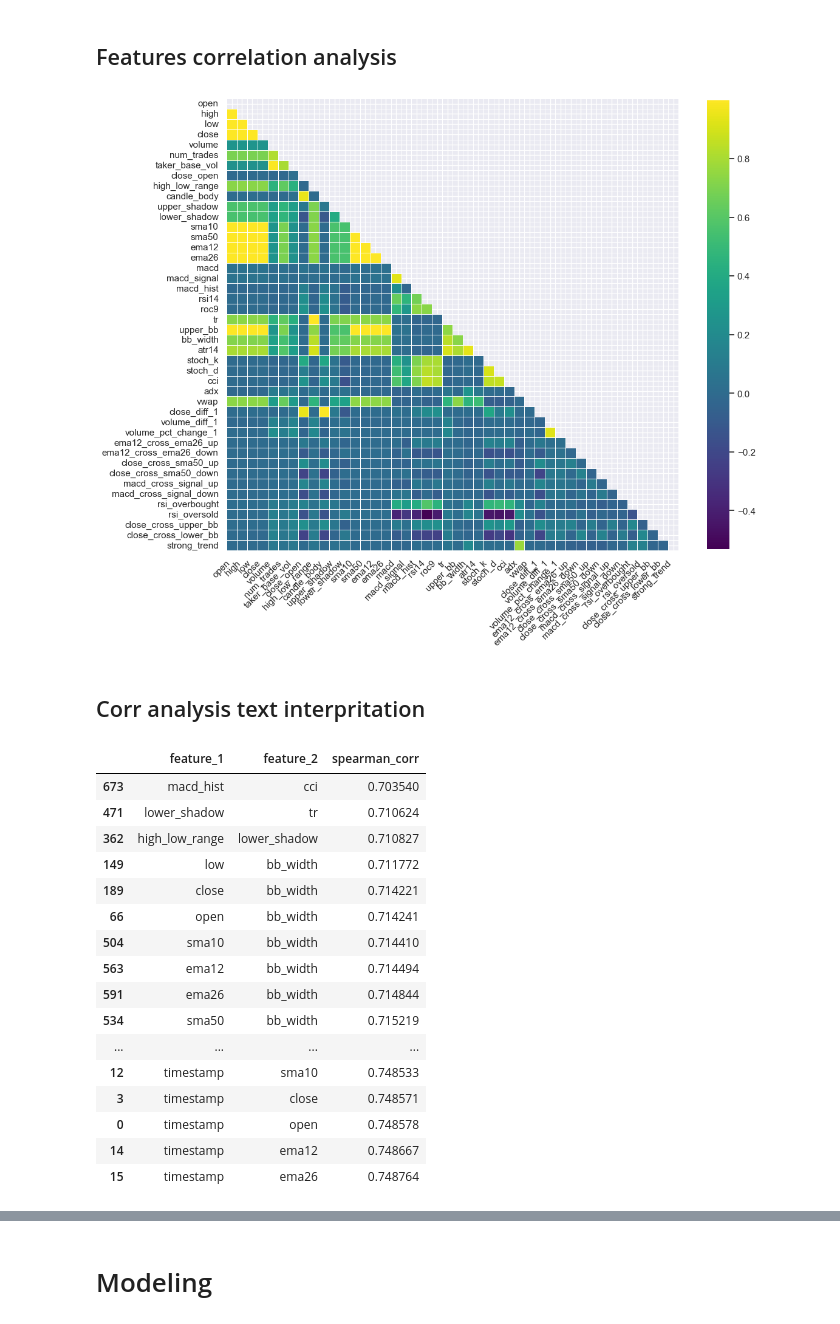
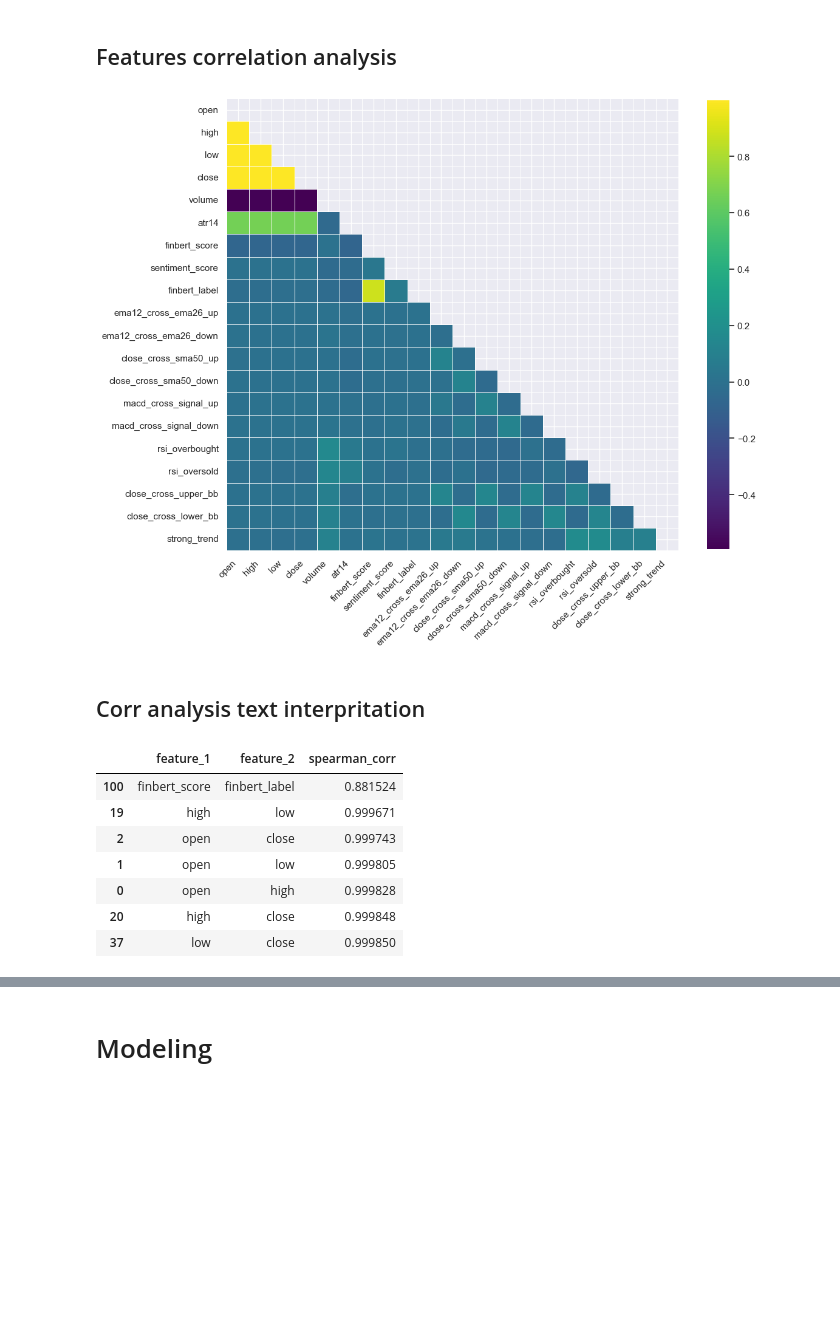
Before and after one commit to JanIzmer/crypto-market-preds, a Jupyter notebook: notebooks/Untitled.ipynb, the cells around one changed output, grey strips where cells are left out. Cells and saved outputs as stored; diff of their text form; code cells hidden in the pictures; blank space fills up the shorter version.

```diff
--- a/notebooks/Untitled.ipynb
+++ b/notebooks/Untitled.ipynb
@@ -56,4 +37,12 @@ ModuleNotFoundError: No module named 'pytorch_lightning'
 # %%
-df = pd.read_csv('data/BTCUSDT-1h.csv',)
-df['timestamp'] = pd.to_datetime(df['timestamp'], unit='ms')
-df.head()
+load_dotenv()
+
+DB_USER = os.getenv("DB_USER", 'root')
+DB_PASS = os.getenv("DB_PASS", "")
+DB_HOST = os.getenv("DB_HOST", "127.0.0.1")
+DB_PORT = os.getenv("DB_PORT", "3306")
+DB_NAME = os.getenv("DB_NAME", "market_db")
+
+DATABASE_URL = f"mysql+pymysql://{DB_USER}:{DB_PASS}@{DB_HOST}:{DB_PORT}/{DB_NAME}?charset=utf8mb4"
+
+engine = create_engine(DATABASE_URL, pool_pre_ping=True)
@@ -115,0 +184,12 @@ dtype: bool
+# %%
+# replace NaNs by forward fill with limit of 5
+df['sentiment_score'] = df['sentiment_score'].ffill(limit=5)
+df['finbert_score'] = df['finbert_score'].ffill(limit=5)
+df['finbert_label'] = df['finbert_label'].ffill(limit=5)
+
+#replace remaining NaNs
+df['sentiment_score'].fillna(0, inplace=True)
+df['finbert_score'].fillna(0, inplace=True)
+df['finbert_label'].fillna('neutral', inplace=True)
+
+df.isna().any()
@@ -289,7 +362,7 @@ dtype: int64
 ## Features correlation analysis
 # %%
 sns.set(font_scale=1.1)
-corr_train = df.drop(columns=['decision','binary_decision', 'timestamp']).corr(method="spearman")
+corr_train = df.drop(columns=['decision']).corr(method="spearman")
 mask = np.triu(np.ones_like(corr_train, dtype=bool))
 
 sns.set(font_scale=1.0)
@@ -306,37 +379,28 @@ plt.xticks(rotation=45, ha='right')
 plt.yticks(rotation=0)
 plt.show()
 # %% [output]
-[figure, old version]
+[figure, new version]
 # %% [markdown]
 ## Corr analysis text interpritation
 # %%
-corr_matrix = df.drop(columns=['decision','binary_decision']).corr(method='spearman')
+corr_matrix = df.drop(columns=['decision']).corr(method='spearman')
 
 upper_tri = corr_matrix.where(np.triu(np.ones(corr_matrix.shape), k=1).astype(bool))
 
 strong_corr = upper_tri.stack().reset_index()
 strong_corr.columns = ['feature_1', 'feature_2', 'spearman_corr']
 strong_corr = strong_corr[strong_corr['spearman_corr'].abs() > 0.7]
 
 strong_corr = strong_corr.reindex(strong_corr['spearman_corr'].abs().sort_values(ascending=False).index)
 strong_corr = strong_corr.sort_values(by = 'spearman_corr', ascending = True)
 strong_corr.head(50)
 # %% [output]
 |  | feature_1 | feature_2 | spearman_corr |
-| 673 | macd_hist | cci | 0.703540 |
-| 471 | lower_shadow | tr | 0.710624 |
-| 362 | high_low_range | lower_shadow | 0.710827 |
-| 149 | low | bb_width | 0.711772 |
-| 189 | close | bb_width | 0.714221 |
-| 66 | open | bb_width | 0.714241 |
-| 504 | sma10 | bb_width | 0.714410 |
-| 563 | ema12 | bb_width | 0.714494 |
-| 591 | ema26 | bb_width | 0.714844 |
-| 534 | sma50 | bb_width | 0.715219 |
-| ... | ... | ... | ... |
-| 12 | timestamp | sma10 | 0.748533 |
-| 3 | timestamp | close | 0.748571 |
-| 0 | timestamp | open | 0.748578 |
-| 14 | timestamp | ema12 | 0.748667 |
-| 15 | timestamp | ema26 | 0.748764 |
+| 100 | finbert_score | finbert_label | 0.881524 |
+| 19 | high | low | 0.999671 |
+| 2 | open | close | 0.999743 |
+| 1 | open | low | 0.999805 |
+| 0 | open | high | 0.999828 |
+| 20 | high | close | 0.999848 |
+| 37 | low | close | 0.999850 |
 # %% [markdown]
```
Also changed, not shown: parts of 31 cells of this notebook, 37 other files.
